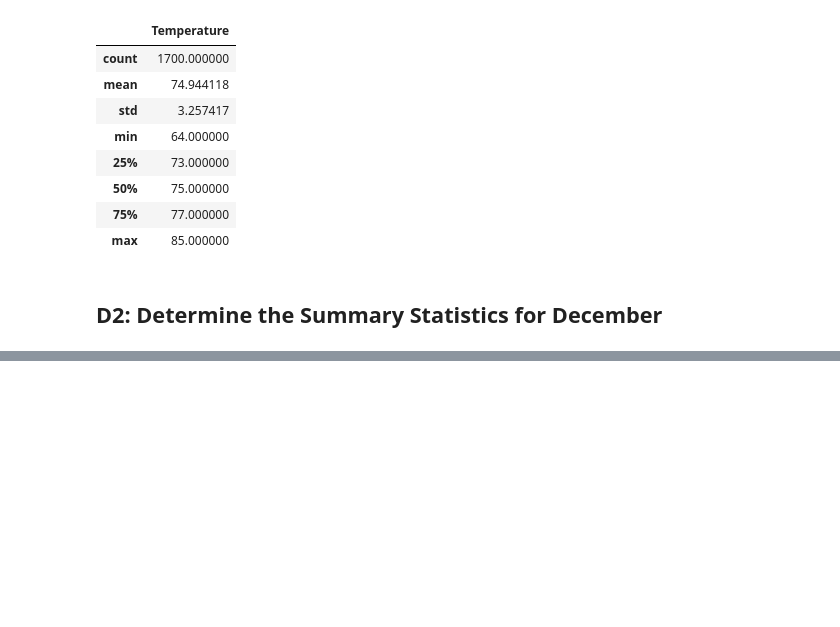
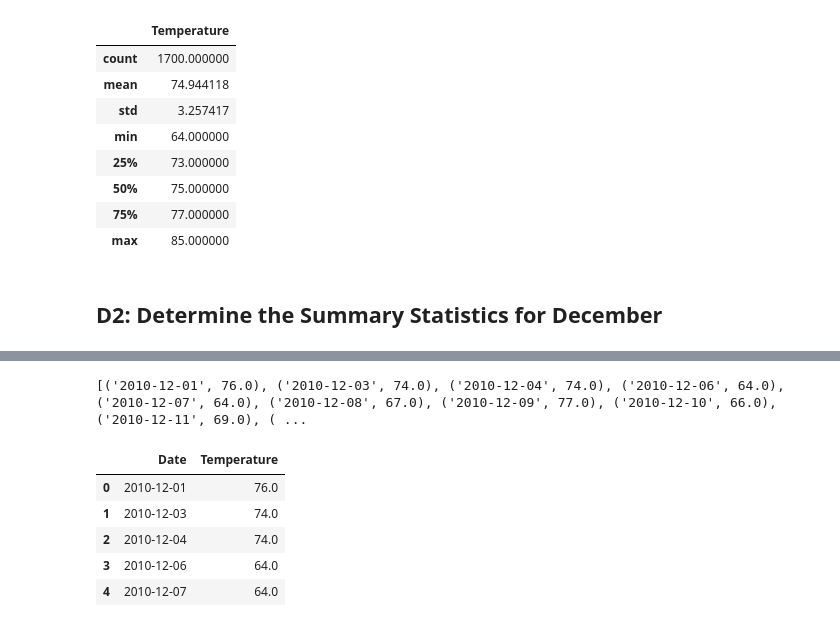
Before and after one commit to lerok3108/surfs_up, a Jupyter notebook: SurfsUp_Challenge.ipynb, the cells around one changed output, grey strips where cells are left out. Saved outputs shown, nothing was run; the diff lists cells and outputs as text; code cells hidden in the pictures; blank space fills up the shorter version.

Commit message:
December temperatures.

```diff
--- a/SurfsUp_Challenge.ipynb
+++ b/SurfsUp_Challenge.ipynb
@@ -87,6 +106,20 @@ df.describe()
 # %%
 # 7. Convert the December temperatures to a list.
+december_temps = []
+december_temps = session.query(Measurement.date, Measurement.tobs).filter(extract('month', Measurement.date) == 12).all()
+print(december_temps)
+# %% [output]
+[('2010-12-01', 76.0), ('2010-12-03', 74.0), ('2010-12-04', 74.0), ('2010-12-06', 64.0), ('2010-12-07', 64.0), ('2010-12-08', 67.0), ('2010-12-09', 77.0), ('2010-12-10', 66.0), ('2010-12-11', 69.0), ( ...
 # %%
 # 8. Create a DataFrame from the list of temperatures for the month of December.
+df=pd.DataFrame(december_temps,columns=['Date','Temperature'])
+df.head()
+# %% [output]
+|  | Date | Temperature |
+| 0 | 2010-12-01 | 76.0 |
+| 1 | 2010-12-03 | 74.0 |
+| 2 | 2010-12-04 | 74.0 |
+| 3 | 2010-12-06 | 64.0 |
+| 4 | 2010-12-07 | 64.0 |
 # %%
 # 9. Calculate and print out the summary statistics for the Decemeber temperature DataFrame.
```
Also changed, not shown: parts of 2 cells of this notebook.
